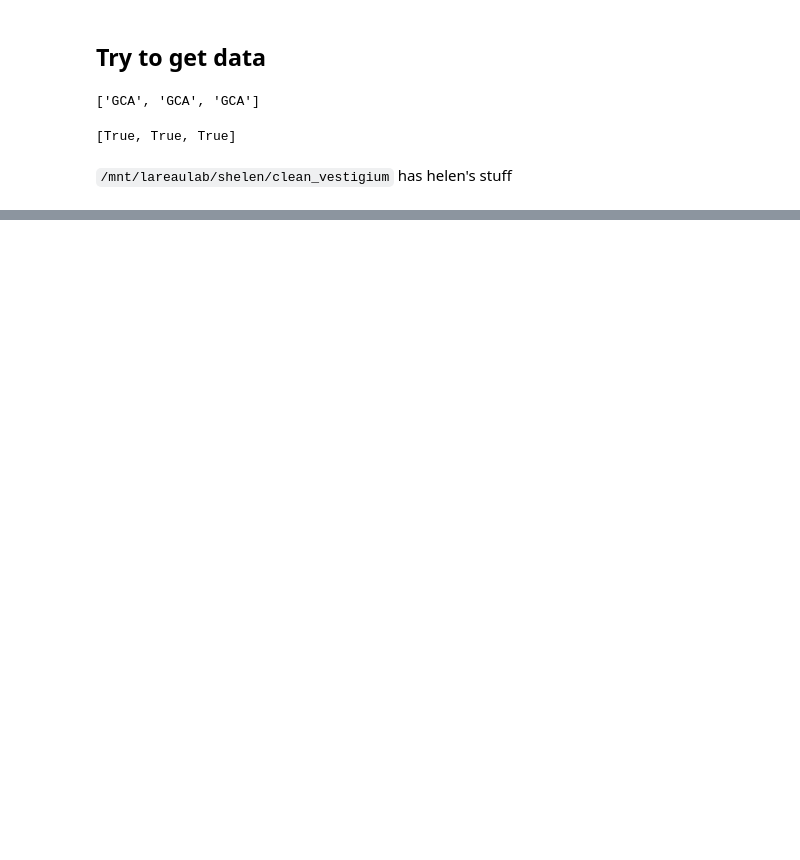
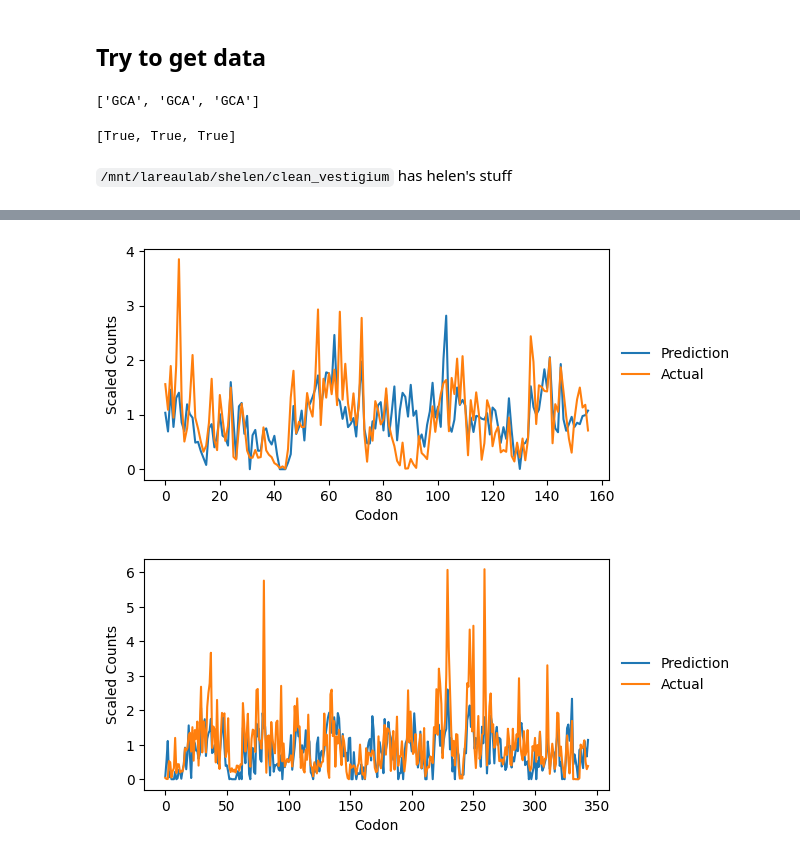
Before and after one commit to jedsurf/lareau-rotation, a Jupyter notebook: notebooks/241204_ixnos_model.ipynb, the cells around one changed output, grey strips where cells are left out. Cells and saved outputs as stored; diff of their text form; code cells hidden in the pictures; blank space fills up the shorter version.

```diff
--- a/notebooks/241204_ixnos_model.ipynb
+++ b/notebooks/241204_ixnos_model.ipynb
@@ -197,13 +213,9 @@ def nt_1he(nt, nts=nts): # Should be a class thing so I don't need to sus input
     return arr
 
 
-
-gene = genes_truncated[te['gene']]
-asite_nt_idx = 2 + (te['cod_idx'] - 20) * 3
-print(gene[asite_nt_idx - 2: asite_nt_idx + 1])
-assert gene[asite_nt_idx] == te['cod_seq'][-1]
+footprint_nt = "".join(df.loc[(df['gene'] == gene) & (df['cod_idx'].isin(n5p4)), "cod_seq"].tolist())
 
 nt_vector = []
-for i in nt_idx + asite_nt_idx:
-    nt_vector.append(nt_1he(gene[i]))
+for i in footprint_nt:
+    nt_vector.append(nt_1he(i))
 nt_vector = np.concatenate(nt_vector)
@@ -270,0 +375,8 @@ plt.scatter(real, predicted, s=5, c='k')
+# %%
+plot_counts(pred, actual)
+plt.show()
+plot_counts(pred2, actual2)
+plt.show()
+# %% [output]
+[figure, added]
+[figure, added]
```
Also changed, not shown: parts of 22 cells of this notebook.
